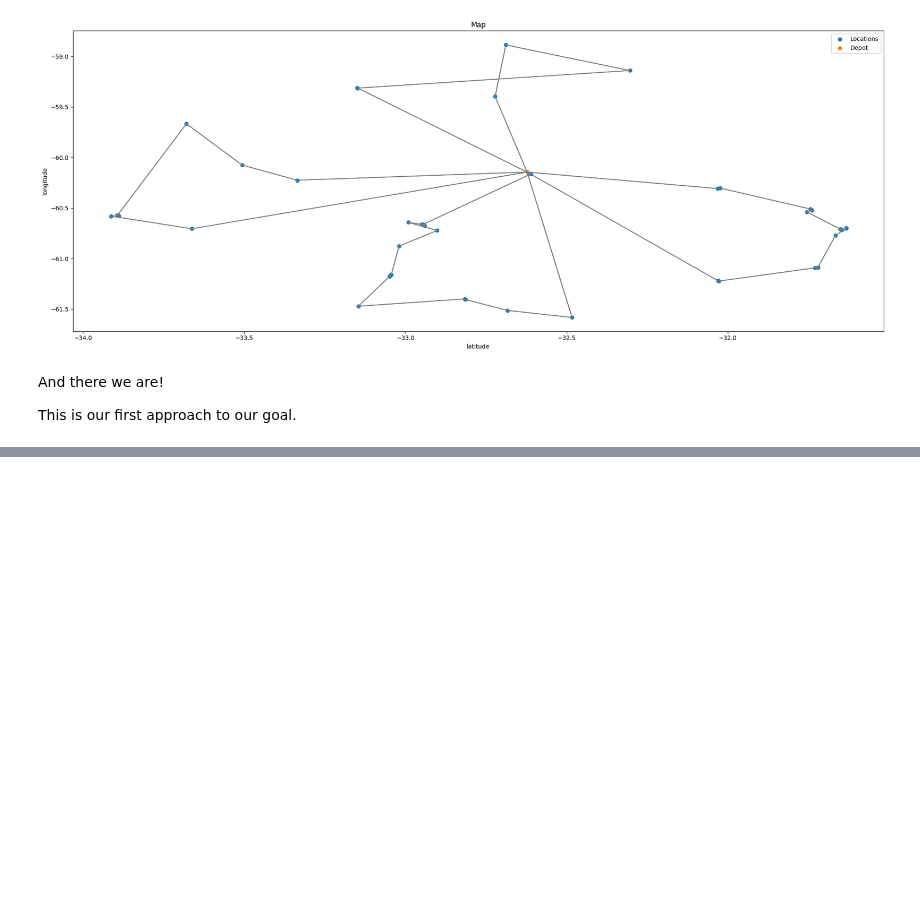
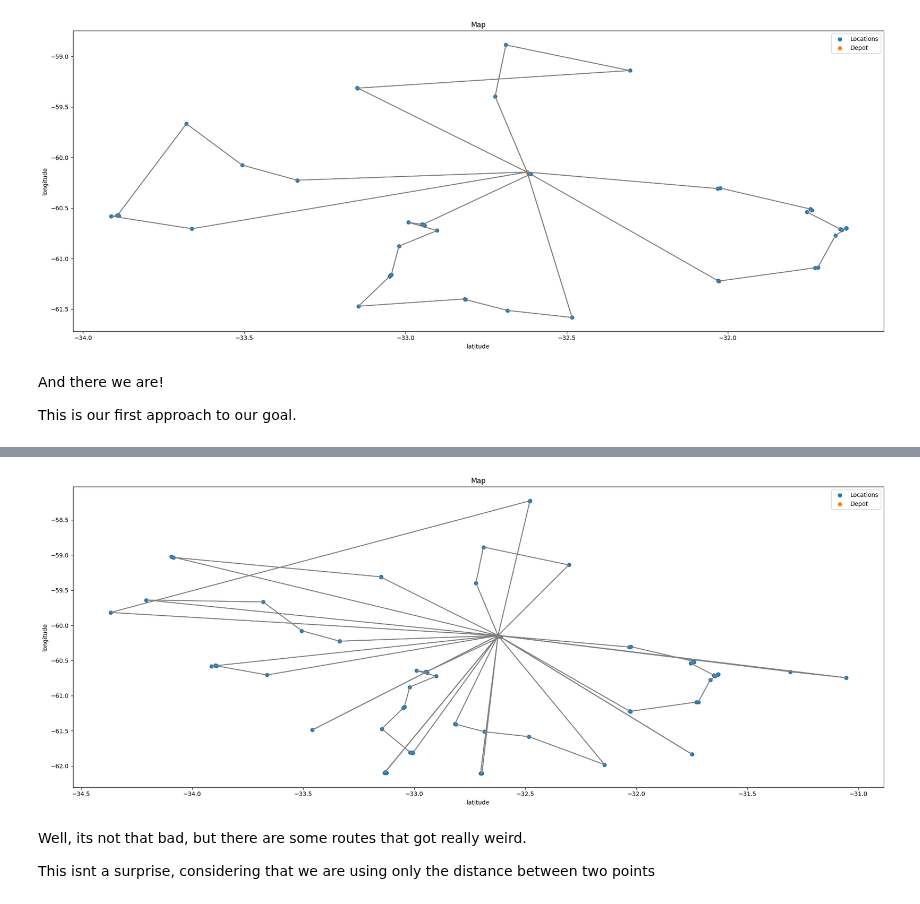
Before and after one commit to arielbakal/vehicle_routing_problem, a Jupyter notebook: vehicle_routing.ipynb, the cells around one changed output, grey strips where cells are left out. Cells and saved outputs as stored; diff of their text form; code cells hidden in the pictures; blank space fills up the shorter version.

Commit message:
multi_routing() testing 200km range

```diff
--- a/vehicle_routing.ipynb
+++ b/vehicle_routing.ipynb
@@ -449,0 +452,16 @@ This is our first approach to our goal.
+# %%
+file_path = "/content/sample_data/data.json"
+
+df = pd.read_json(file_path)
+df = df[df['longitud'] != '']
+df = df.reset_index(drop=True)
+
+depot_coord = tuple(df.loc[0])
+locations = [tuple(df.loc[i]) for i in range(1, df.shape[0])]
+limited_locations = []
+
+for location in locations:
+  if (geodesic(location[1:], depot_coord[1:]).kilometers <= 200):
+    limited_locations.append(location)
+# %%
+trucks_routes, routes_durations = multi_routing( depot_coord, limited_locations, 100, 40, 10 )
@@ -449,0 +492,8 @@ This is our first approach to our goal.
+# %%
+mapping_routes(limited_locations, trucks_routes)
+# %% [output]
+[figure, added]
+# %% [markdown]
+Well, its not that bad, but there are some routes that got really weird.
+
+This isnt a surprise, considering that we are using only the distance between two points
```
Also changed, not shown: parts of 3 cells of this notebook.
